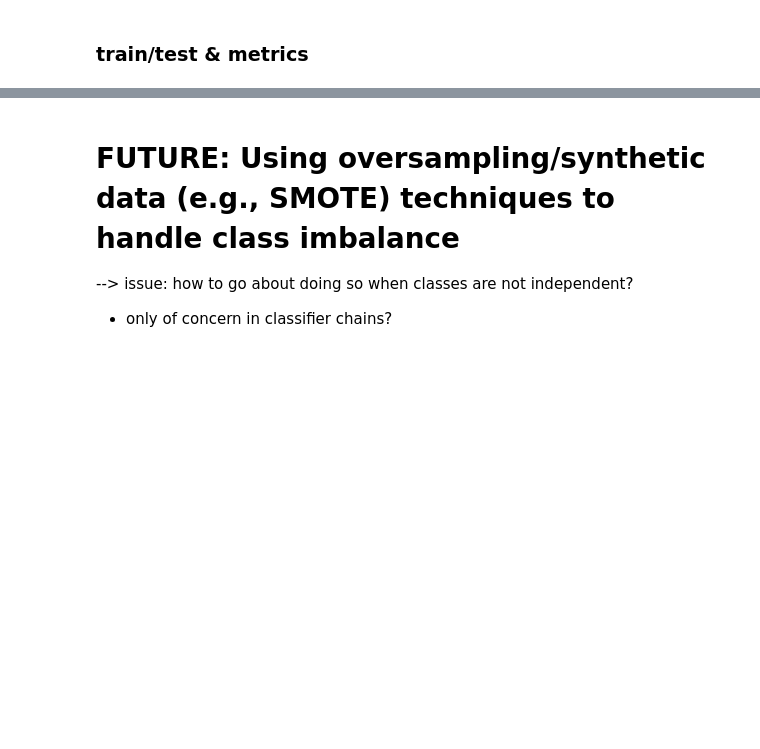
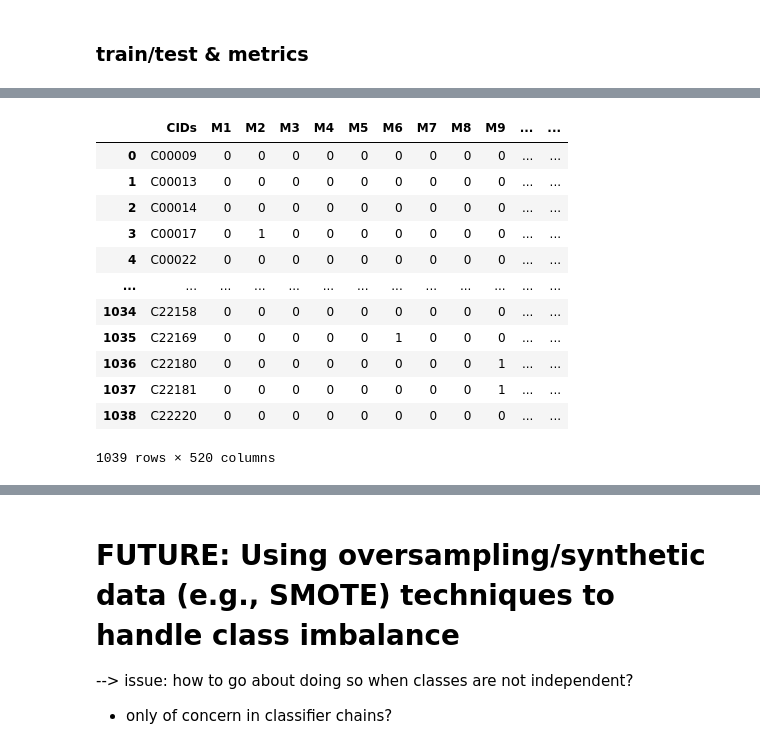
Before and after one commit to alainareeba/BIOL3340_EnzymeClassification, a Jupyter notebook: Bioinf_enzymesubstrates.ipynb, the cells around one changed output, grey strips where cells are left out. Drawn from its saved outputs; the diff is of its cells as text; code cells hidden in the pictures; blank space fills up the shorter version.

```diff
--- a/Bioinf_enzymesubstrates.ipynb
+++ b/Bioinf_enzymesubstrates.ipynb
@@ -963,0 +1087,17 @@ x = df_desc[list(df_desc.columns)[1:-7]]
+# %%
+df_ecfp = df_ecfp.drop("Unnamed: 0",axis="columns")
+df_ecfp
+# %% [output]
+|  | CIDs | M1 | M2 | M3 | M4 | M5 | M6 | M7 | M8 | M9 | ... | ... |
+| 0 | C00009 | 0 | 0 | 0 | 0 | 0 | 0 | 0 | 0 | 0 | ... | ... |
+| 1 | C00013 | 0 | 0 | 0 | 0 | 0 | 0 | 0 | 0 | 0 | ... | ... |
+| 2 | C00014 | 0 | 0 | 0 | 0 | 0 | 0 | 0 | 0 | 0 | ... | ... |
+| 3 | C00017 | 0 | 1 | 0 | 0 | 0 | 0 | 0 | 0 | 0 | ... | ... |
+| 4 | C00022 | 0 | 0 | 0 | 0 | 0 | 0 | 0 | 0 | 0 | ... | ... |
+| ... | ... | ... | ... | ... | ... | ... | ... | ... | ... | ... | ... | ... |
+| 1034 | C22158 | 0 | 0 | 0 | 0 | 0 | 0 | 0 | 0 | 0 | ... | ... |
+| 1035 | C22169 | 0 | 0 | 0 | 0 | 0 | 1 | 0 | 0 | 0 | ... | ... |
+| 1036 | C22180 | 0 | 0 | 0 | 0 | 0 | 0 | 0 | 0 | 1 | ... | ... |
+| 1037 | C22181 | 0 | 0 | 0 | 0 | 0 | 0 | 0 | 0 | 1 | ... | ... |
+| 1038 | C22220 | 0 | 0 | 0 | 0 | 0 | 0 | 0 | 0 | 0 | ... | ... |
+1039 rows × 520 columns
```
Also changed, not shown: parts of 38 cells of this notebook.
